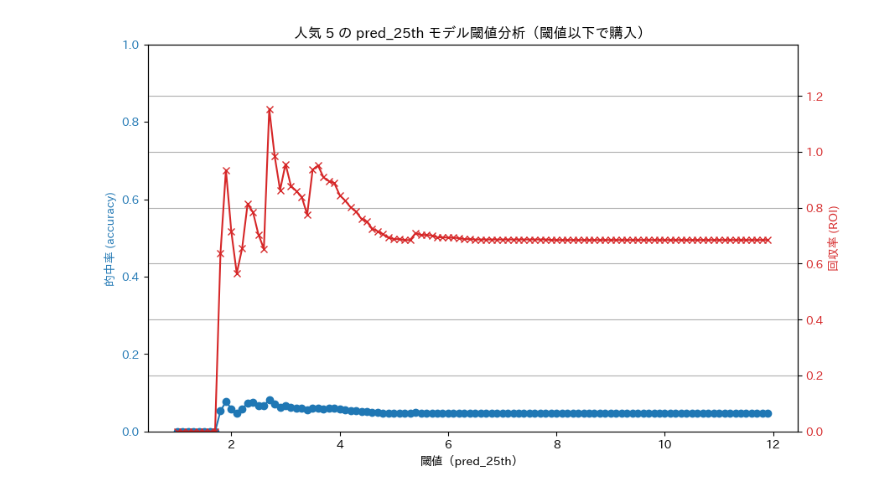
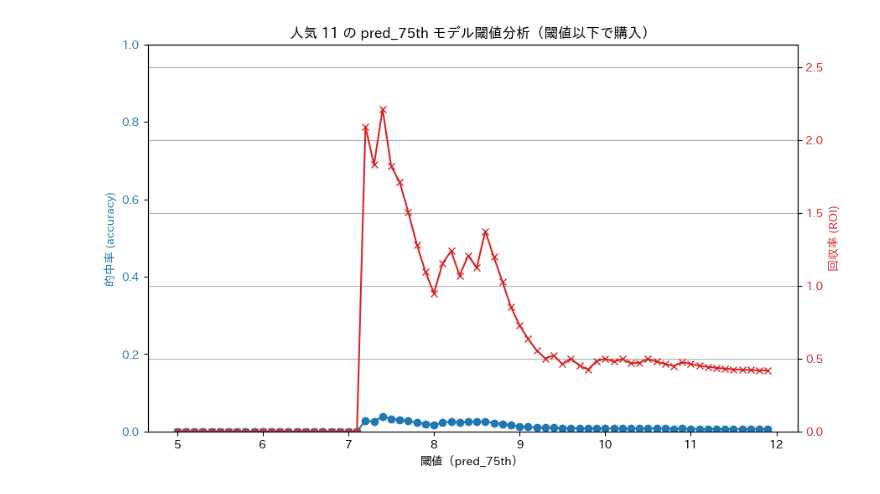
Before and after one commit to anniereon/keiba_ml, a Jupyter notebook: 上位に入る確率を予想して的中率や回収率の改善に繋げたい_パーセンタイル拡張.ipynb, the cells around one changed output. Saved outputs shown, nothing was run; the diff lists cells and outputs as text; code cells hidden in the pictures.

```diff
--- a/上位に入る確率を予想して的中率や回収率の改善に繋げたい_パーセンタイル拡張.ipynb
+++ b/上位に入る確率を予想して的中率や回収率の改善に繋げたい_パーセンタイル拡張.ipynb
@@ -398,11 +363,14 @@ style_win_prob_by_ratio（割合ベースの勝率）とランニングスタイ
 # 特徴量リスト
 # ===============================================================
 features = [
-    "time_index_diff_from_avg",
+#    "time_index_diff_from_avg",
     "jockey_place_rate_diff_from_avg",
-    "win_rate_by_course_horse_number",
-    "running_style_win_prob",
-    "style_win_prob_by_ratio",
+#    "win_rate_by_course_horse_number",
+#    "running_style_win_prob",
+#    "style_win_prob_by_ratio",
+    "win_rate_by_course_horse_number_diff_from_avg",
+    "running_style_win_prob_diff_from_avg",
+    "style_win_prob_by_ratio_diff_from_avg",
     # ここから相互作用項
 #    "time_index_diff_from_avg_and_jockey_place_rate_diff_from_avg",
 #    "time_index_diff_from_avg_and_win_rate_by_course_horse_number",
@@ -428,7 +396,7 @@ df_target["is_top4"] = (
 # 🔁 コース別 Walk-Forward 学習
 # ===============================================================
 
-start_year = 2023
+start_year = 2021
 end_year = 2024
 num_train_races = 100
 bet_amount = 100
@@ -701,7 +750,7 @@ import lightgbm as lgb
 # ===============================================================
 # パラメータ
 # ===============================================================
-percentiles = [25, 50, 75]
+percentiles = [25, 75]
 exclude_popularities = [1]
 
 all_course_predictions = []
@@ -792,5 +841,8 @@ for course_id in target_course_ids:
 # ===============================================================
 full_pred_df = pd.concat(all_course_predictions, ignore_index=True)
 print(full_pred_df.head())
+
+# 出力確認
+full_pred_df.to_csv(f"C:\\Users\\ryo\\Downloads\\full_pred_df.csv", index=False, encoding="utf-8-sig")
 # %% [output]
 ======================================================================
@@ -844,8 +910,8 @@ import matplotlib.pyplot as plt
 # -----------------------------
 # 設定
 # -----------------------------
-target_popularity = 5     # 注目する人気
-target_percentile = 25    # 使用するパーセンタイル
+target_popularity = 11    # 注目する人気
+target_percentile = 75    # 使用するパーセンタイル
 bet_amount = 100          # 賭け金
 thresholds = np.arange(0, 12.00, 0.1)  # 閾値の範囲（0~1, 0.05刻み）
 
@@ -868,31 +934,31 @@ for th in thresholds:
     accuracy_list.append(accuracy)
     roi_list.append(roi)
 
 # -----------------------------
 # グラフ描画
 # -----------------------------
 fig, ax1 = plt.subplots(figsize=(10,6))
 
 color = 'tab:blue'
 ax1.set_xlabel(f"閾値（pred_{target_percentile}th）")
 ax1.set_ylabel("的中率 (accuracy)", color=color)
 ax1.plot(thresholds, accuracy_list, color=color, marker='o')
 ax1.tick_params(axis='y', labelcolor=color)
 ax1.set_ylim(0,1)
 
 ax2 = ax1.twinx()  # 同じx軸でROIも表示
 color = 'tab:red'
 ax2.set_ylabel("回収率 (ROI)", color=color)
 # NaNを除外して上限を計算
 roi_max = np.nanmax(roi_list)
 if np.isnan(roi_max) or roi_max == 0:
     roi_max = 1.0  # 安全値
 ax2.plot(thresholds, roi_list, color=color, marker='x')
 ax2.tick_params(axis='y', labelcolor=color)
 ax2.set_ylim(0, roi_max * 1.2)
 
 plt.title(f"人気 {target_popularity} の pred_{target_percentile}th モデル閾値分析（閾値以下で購入）")
 plt.grid(True)
 plt.show()
 # %% [output]
-[figure, old version]
+[figure, new version]
```
Also changed, not shown: parts of 3 cells of this notebook.
